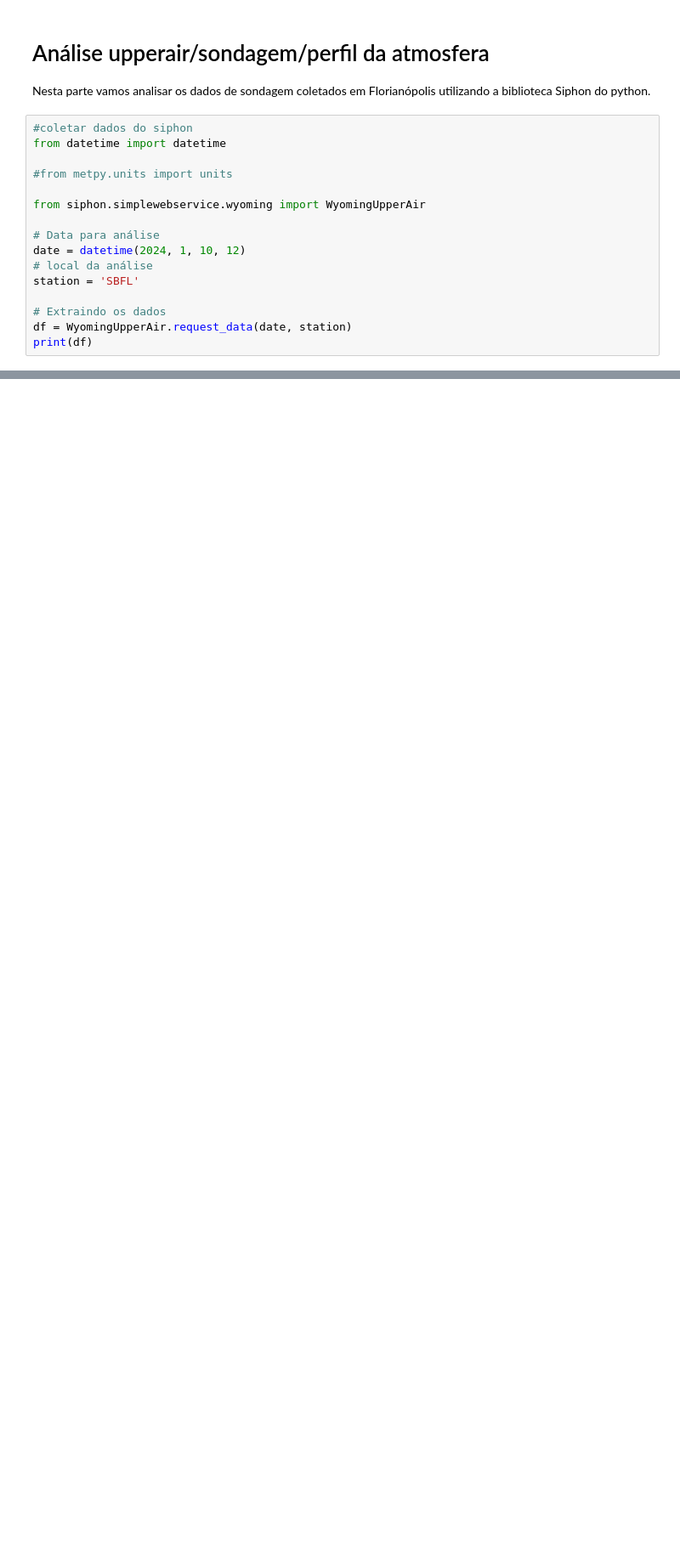
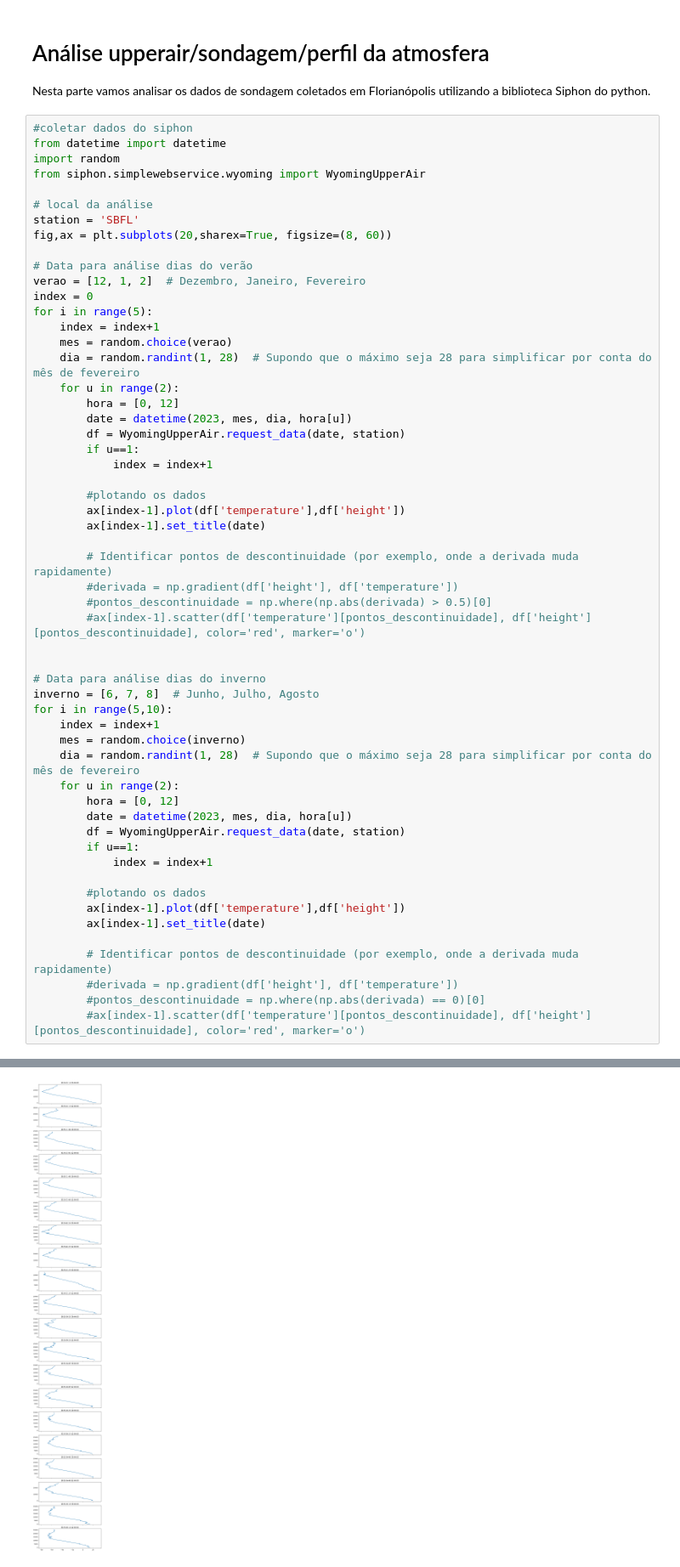
Before and after one commit to Bianca-bonetti/controledepoluicaoatm, a Jupyter notebook: Atividade2.ipynb, the cells around one changed output, grey strips where cells are left out. Shown at 85% size. Drawn from its saved outputs; the diff is of its cells as text; blank space fills up the shorter version.

```diff
--- a/Atividade2.ipynb
+++ b/Atividade2.ipynb
@@ -214,17 +214,56 @@ Nesta parte vamos analisar os dados de sondagem coletados em Florianópolis util
 # %%
 #coletar dados do siphon
 from datetime import datetime
-
-#from metpy.units import units
-
+import random
 from siphon.simplewebservice.wyoming import WyomingUpperAir
 
-# Data para análise
-date = datetime(2024, 1, 10, 12)
 # local da análise
 station = 'SBFL'
+fig,ax = plt.subplots(20,sharex=True, figsize=(8, 60))
 
-# Extraindo os dados
-df = WyomingUpperAir.request_data(date, station)
-print(df)
+# Data para análise dias do verão
+verao = [12, 1, 2]  # Dezembro, Janeiro, Fevereiro
+index = 0
+for i in range(5):
+    index = index+1
+    mes = random.choice(verao)
+    dia = random.randint(1, 28)  # Supondo que o máximo seja 28 para simplificar por conta do mês de fevereiro
+    for u in range(2):
+        hora = [0, 12]
+        date = datetime(2023, mes, dia, hora[u])
+        df = WyomingUpperAir.request_data(date, station)
+        if u==1:
+            index = index+1
+
+        #plotando os dados
+        ax[index-1].plot(df['temperature'],df['height'])
+        ax[index-1].set_title(date)
+
+        # Identificar pontos de descontinuidade (por exemplo, onde a derivada muda rapidamente)
+        #derivada = np.gradient(df['height'], df['temperature'])
+        #pontos_descontinuidade = np.where(np.abs(derivada) > 0.5)[0]
+        #ax[index-1].scatter(df['temperature'][pontos_descontinuidade], df['height'][pontos_descontinuidade], color='red', marker='o')
+
+
+# Data para análise dias do inverno
+inverno = [6, 7, 8]  # Junho, Julho, Agosto
+for i in range(5,10):
+    index = index+1
+    mes = random.choice(inverno)
+    dia = random.randint(1, 28)  # Supondo que o máximo seja 28 para simplificar por conta do mês de fevereiro
+    for u in range(2):
+        hora = [0, 12]
+        date = datetime(2023, mes, dia, hora[u])
+        df = WyomingUpperAir.request_data(date, station)
+        if u==1:
+            index = index+1
+
+        #plotando os dados
+        ax[index-1].plot(df['temperature'],df['height'])
+        ax[index-1].set_title(date)
+
+        # Identificar pontos de descontinuidade (por exemplo, onde a derivada muda rapidamente)
+        #derivada = np.gradient(df['height'], df['temperature'])
+        #pontos_descontinuidade = np.where(np.abs(derivada) == 0)[0]
+        #ax[index-1].scatter(df['temperature'][pontos_descontinuidade], df['height'][pontos_descontinuidade], color='red', marker='o')
 # %% [output]
@@ -248,2 +270,3 @@ print(df)
+[figure, added]
 # %%
 #fazendo figura do perfil de temperatura (Falar qual parte da atmosfera é instavel, neutra e estavel calculando ogradiente de temperatura)
```
Also changed, not shown: parts of 8 cells of this notebook.
